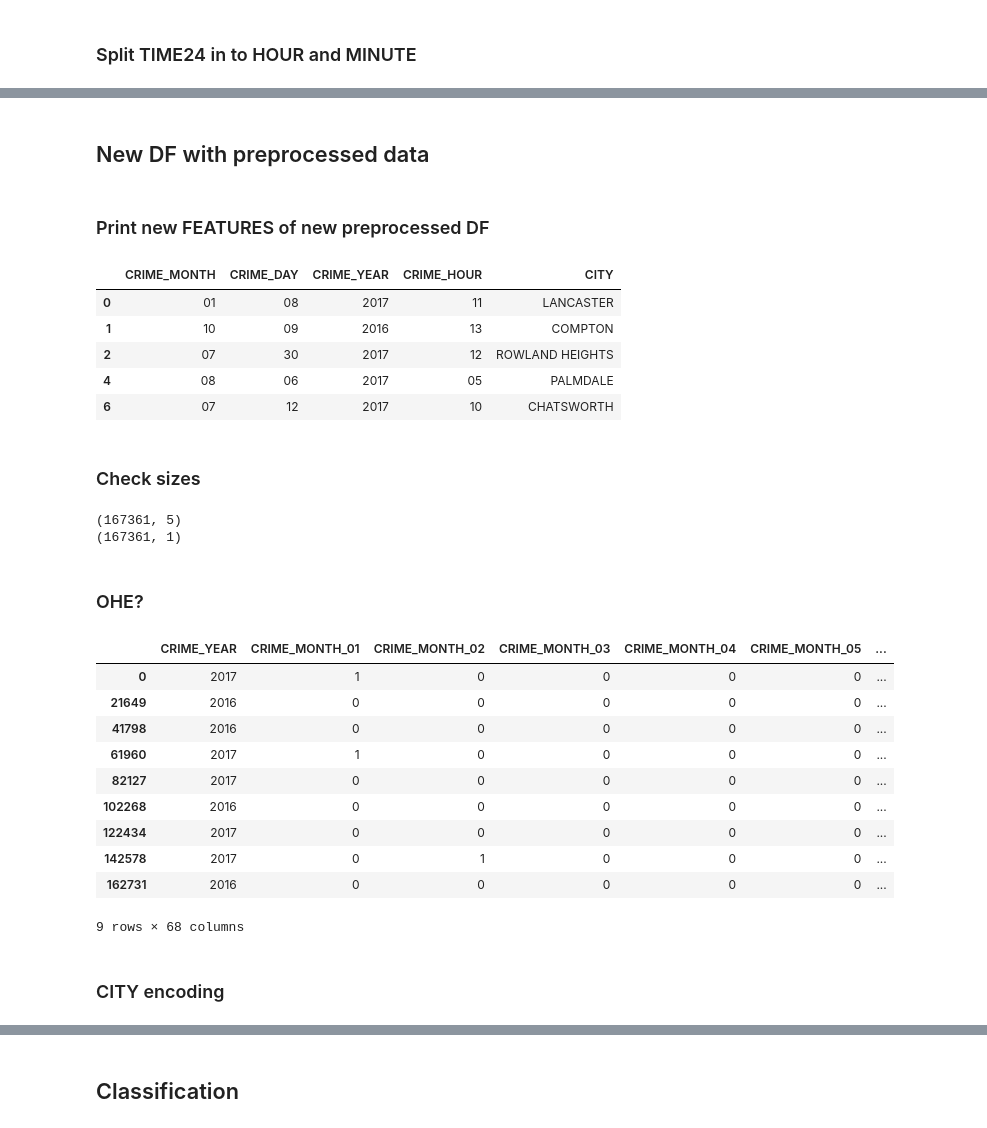
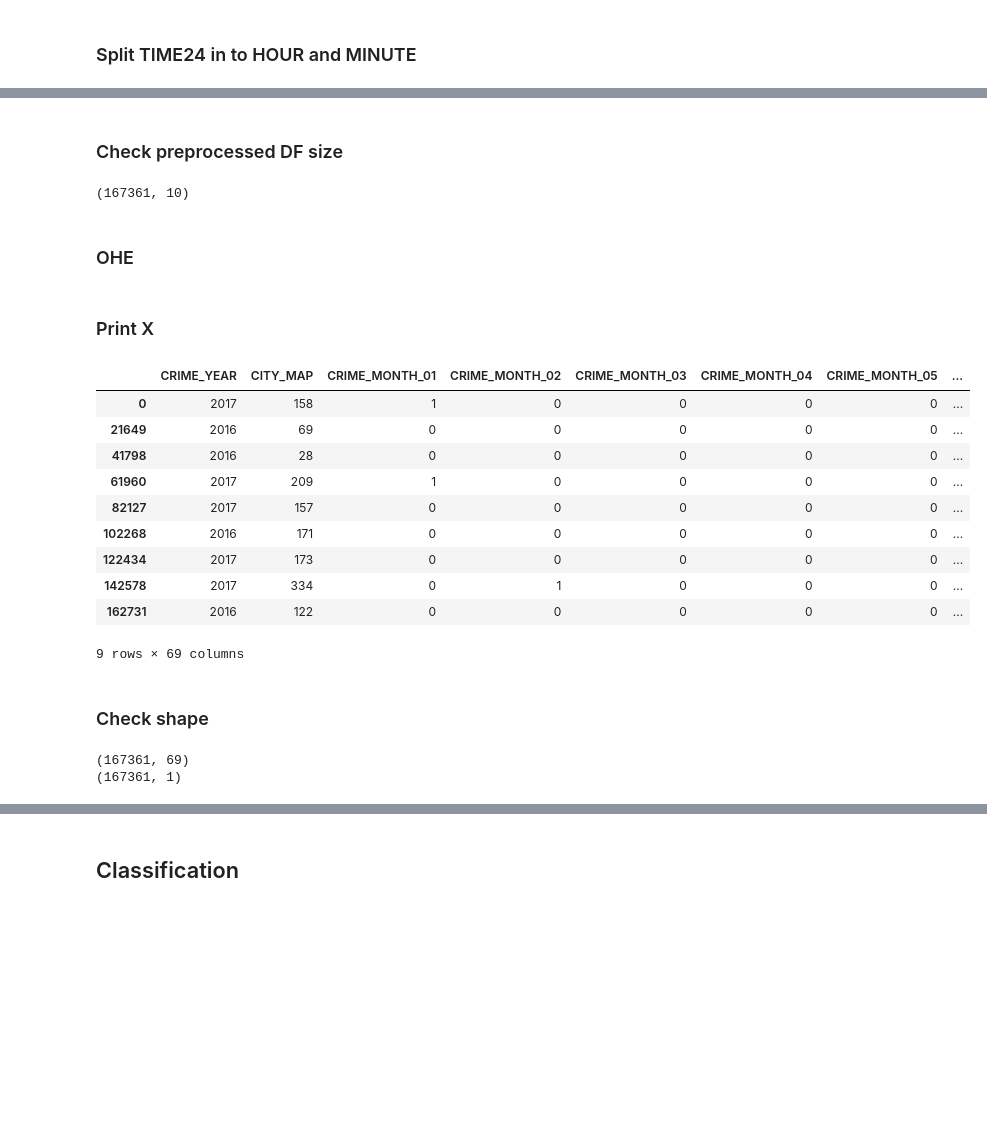
Before and after one commit to dannypadilla/la-sheriff-crimes, a Jupyter notebook: sheriff-crime-data.ipynb, the cells around one changed output, grey strips where cells are left out. Saved outputs shown, nothing was run; the diff lists cells and outputs as text; code cells hidden in the pictures; blank space fills up the shorter version.

```diff
--- a/sheriff-crime-data.ipynb
+++ b/sheriff-crime-data.ipynb
@@ -233,0 +243,3 @@ Name: CRIME_HOUR, dtype: object
+# %%
+X_prep_df["CITY_MAP"] = city_mapping
+X_prep_df["CITY_MAP"].head()
@@ -245,49 +268,39 @@ X_prep_df.head()
-# %% [markdown]
-## New DF with preprocessed data
+# %% [markdown]
+### Check preprocessed DF size
+# %%
+print(X_prep_df.shape)
+# %% [output]
+(167361, 10)
+# %% [markdown]
+### OHE
 # %%
-new_features = ['CRIME_MONTH', 'CRIME_DAY', 'CRIME_YEAR',
-                'CRIME_HOUR',
-                'CITY']
 # leaving out 'CRIME_MINUTE' since it's range is only between 0 - 12... idk why
 
-X = X_prep_df[new_features]
+features_to_ohe = ['CRIME_MONTH', 'CRIME_DAY', 'CRIME_YEAR', 'CRIME_HOUR', 'CITY_MAP']
+
+X = pd.get_dummies(X_prep_df[features_to_ohe])
 y = y_sheriff_df[label_col] # same label from the beginning: CRIME_CATEGORY_NUMBER
-# %% [markdown]
-### Print new FEATURES of new preprocessed DF
+# %% [markdown]
+### Print X
 # %%
-X.head()
+X[::20000]
 # %% [output]
-|  | CRIME_MONTH | CRIME_DAY | CRIME_YEAR | CRIME_HOUR | CITY |
-| 0 | 01 | 08 | 2017 | 11 | LANCASTER |
-| 1 | 10 | 09 | 2016 | 13 | COMPTON |
-| 2 | 07 | 30 | 2017 | 12 | ROWLAND HEIGHTS |
-| 4 | 08 | 06 | 2017 | 05 | PALMDALE |
-| 6 | 07 | 12 | 2017 | 10 | CHATSWORTH |
+|  | CRIME_YEAR | CITY_MAP | CRIME_MONTH_01 | CRIME_MONTH_02 | CRIME_MONTH_03 | CRIME_MONTH_04 | CRIME_MONTH_05 | ... |
+| 0 | 2017 | 158 | 1 | 0 | 0 | 0 | 0 | ... |
+| 21649 | 2016 | 69 | 0 | 0 | 0 | 0 | 0 | ... |
+| 41798 | 2016 | 28 | 0 | 0 | 0 | 0 | 0 | ... |
+| 61960 | 2017 | 209 | 1 | 0 | 0 | 0 | 0 | ... |
+| 82127 | 2017 | 157 | 0 | 0 | 0 | 0 | 0 | ... |
+| 102268 | 2016 | 171 | 0 | 0 | 0 | 0 | 0 | ... |
+| 122434 | 2017 | 173 | 0 | 0 | 0 | 0 | 0 | ... |
+| 142578 | 2017 | 334 | 0 | 1 | 0 | 0 | 0 | ... |
+| 162731 | 2016 | 122 | 0 | 0 | 0 | 0 | 0 | ... |
+9 rows × 69 columns
 # %% [markdown]
-### Check sizes
+### Check shape
 # %%
 print(X.shape)
 print(y.shape)
 # %% [output]
-(167361, 5)
+(167361, 69)
 (167361, 1)
-# %% [markdown]
-### OHE?
-# %%
-features_to_ohe = ['CRIME_MONTH', 'CRIME_DAY', 'CRIME_YEAR', 'CRIME_HOUR']
-X_ohe_df = pd.get_dummies(X[features_to_ohe])
-X_ohe_df[::20000]
-# %% [output]
-|  | CRIME_YEAR | CRIME_MONTH_01 | CRIME_MONTH_02 | CRIME_MONTH_03 | CRIME_MONTH_04 | CRIME_MONTH_05 | ... |
-| 0 | 2017 | 1 | 0 | 0 | 0 | 0 | ... |
-| 21649 | 2016 | 0 | 0 | 0 | 0 | 0 | ... |
-| 41798 | 2016 | 0 | 0 | 0 | 0 | 0 | ... |
-| 61960 | 2017 | 1 | 0 | 0 | 0 | 0 | ... |
-| 82127 | 2017 | 0 | 0 | 0 | 0 | 0 | ... |
-| 102268 | 2016 | 0 | 0 | 0 | 0 | 0 | ... |
-| 122434 | 2017 | 0 | 0 | 0 | 0 | 0 | ... |
-| 142578 | 2017 | 0 | 1 | 0 | 0 | 0 | ... |
-| 162731 | 2016 | 0 | 0 | 0 | 0 | 0 | ... |
-9 rows × 68 columns
-# %% [markdown]
-### CITY encoding
```
Also changed, not shown: parts of 12 cells of this notebook.
